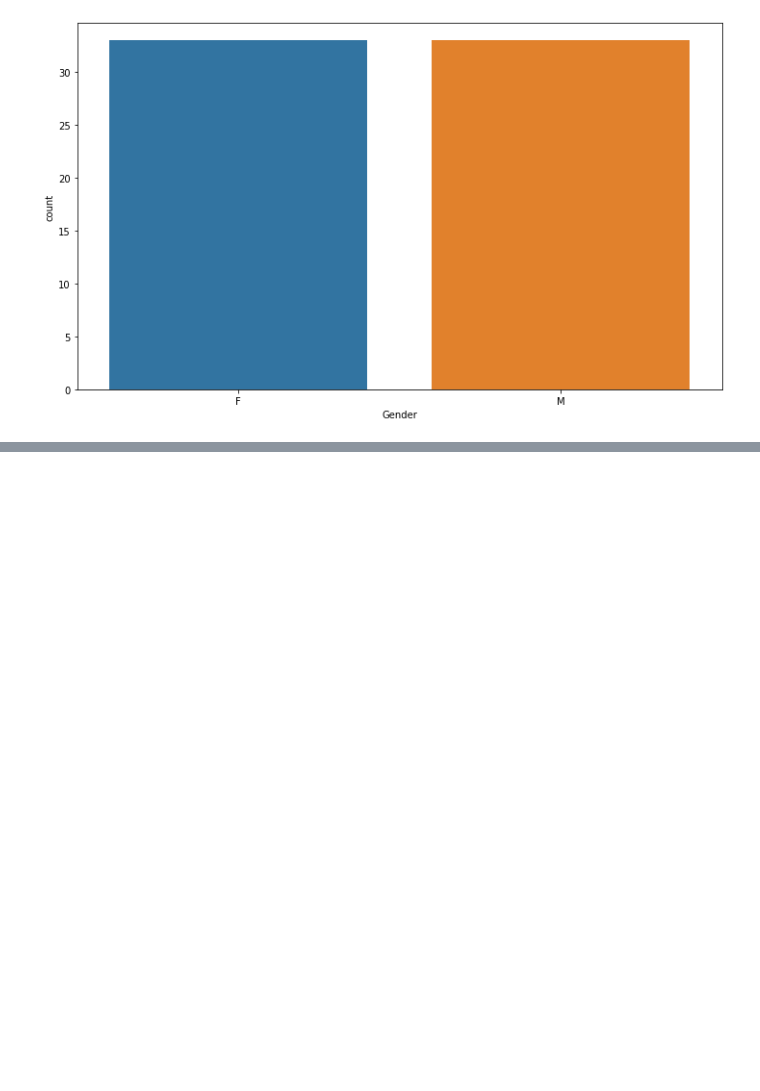
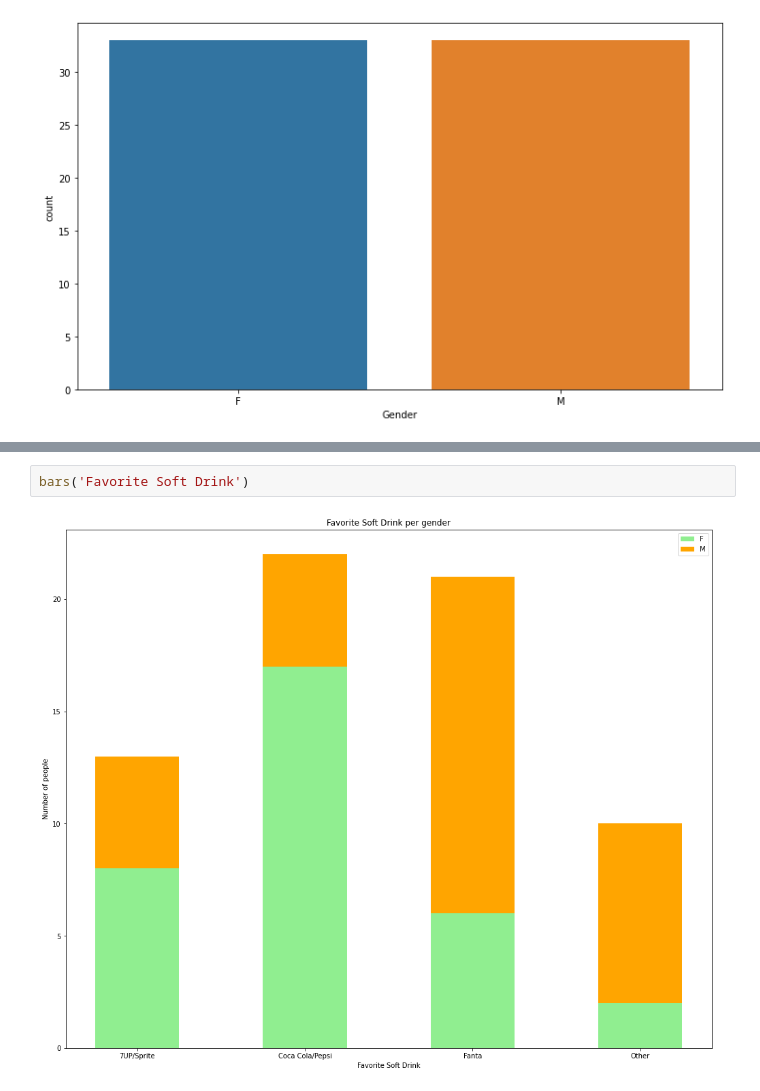
Before and after one commit to rushikeshnaik779/gender-classification, a Jupyter notebook: Gender_Classification_Simple_data_exploration.ipynb, the cells around one changed output, grey strips where cells are left out. Drawn from its saved outputs; the diff is of its cells as text; blank space fills up the shorter version.

```diff
--- a/Gender_Classification_Simple_data_exploration.ipynb
+++ b/Gender_Classification_Simple_data_exploration.ipynb
@@ -87,0 +116,4 @@ for colum in data.columns:
+# %%
+bars('Favorite Soft Drink')
+# %% [output]
+[figure, added]
```
Also changed, not shown: parts of 6 cells of this notebook.
